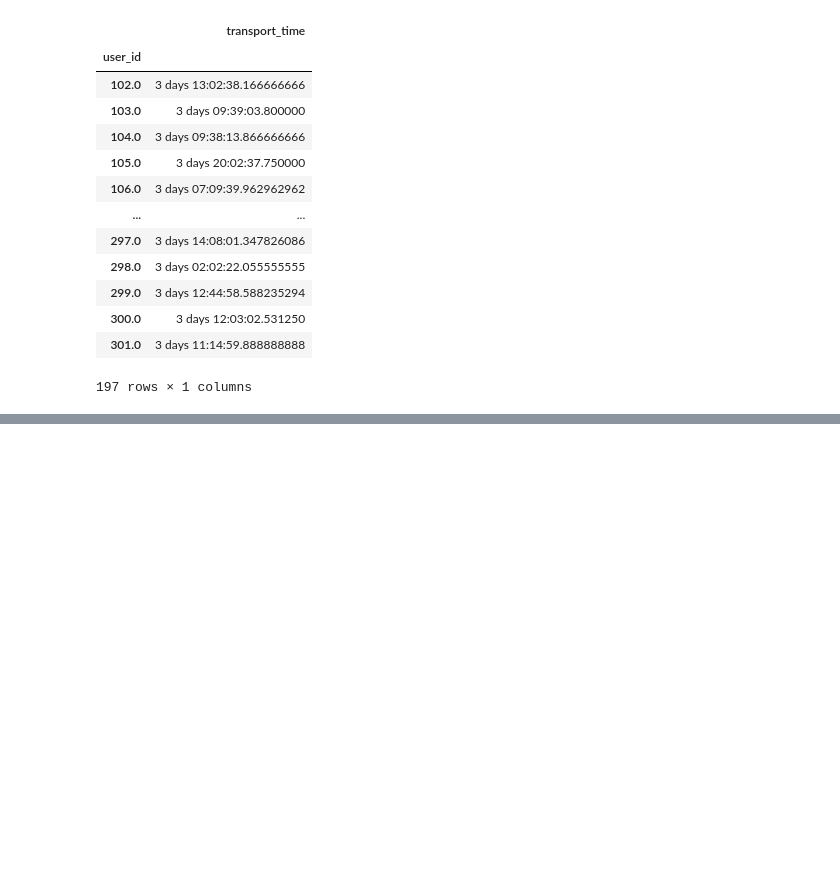
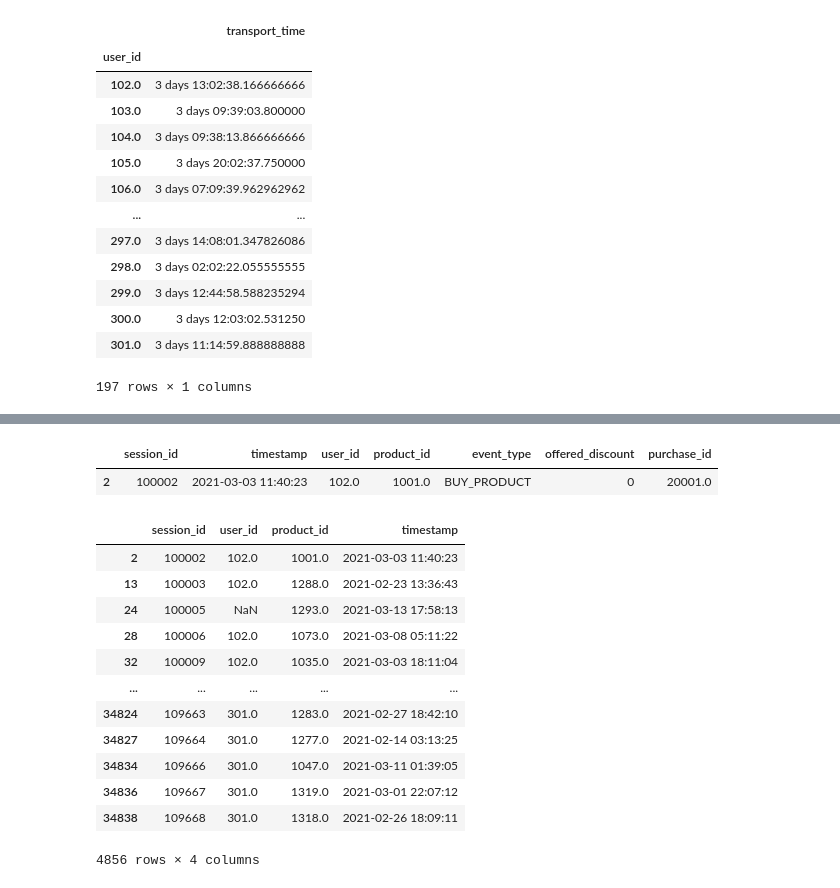
Before and after one commit to amasiukevich/IUM_shop, a Jupyter notebook: InitalEDA.ipynb, the cells around one changed output, grey strips where cells are left out. Cells and saved outputs as stored; diff of their text form; code cells hidden in the pictures; blank space fills up the shorter version.

Commit message:
views before purchase

```diff
--- a/InitalEDA.ipynb
+++ b/InitalEDA.ipynb
@@ -459,0 +479,22 @@ See the caveats in the documentation: https://pandas.pydata.org/pandas-docs/stab
+# %%
+successful_sessions[(successful_sessions.session_id == 100002)]
+# %% [output]
+|  | session_id | timestamp | user_id | product_id | event_type | offered_discount | purchase_id |
+| 2 | 100002 | 2021-03-03 11:40:23 | 102.0 | 1001.0 | BUY_PRODUCT | 0 | 20001.0 |
+# %%
+tmp = successful_sessions[['session_id', 'user_id', 'product_id', 'timestamp']]
+tmp
+# %% [output]
+|  | session_id | user_id | product_id | timestamp |
+| 2 | 100002 | 102.0 | 1001.0 | 2021-03-03 11:40:23 |
+| 13 | 100003 | 102.0 | 1288.0 | 2021-02-23 13:36:43 |
+| 24 | 100005 | NaN | 1293.0 | 2021-03-13 17:58:13 |
+| 28 | 100006 | 102.0 | 1073.0 | 2021-03-08 05:11:22 |
+| 32 | 100009 | 102.0 | 1035.0 | 2021-03-03 18:11:04 |
+| ... | ... | ... | ... | ... |
+| 34824 | 109663 | 301.0 | 1283.0 | 2021-02-27 18:42:10 |
+| 34827 | 109664 | 301.0 | 1277.0 | 2021-02-14 03:13:25 |
+| 34834 | 109666 | 301.0 | 1047.0 | 2021-03-11 01:39:05 |
+| 34836 | 109667 | 301.0 | 1319.0 | 2021-03-01 22:07:12 |
+| 34838 | 109668 | 301.0 | 1318.0 | 2021-02-26 18:09:11 |
+4856 rows × 4 columns
```
Also changed, not shown: parts of 5 cells of this notebook, 1 other file.
